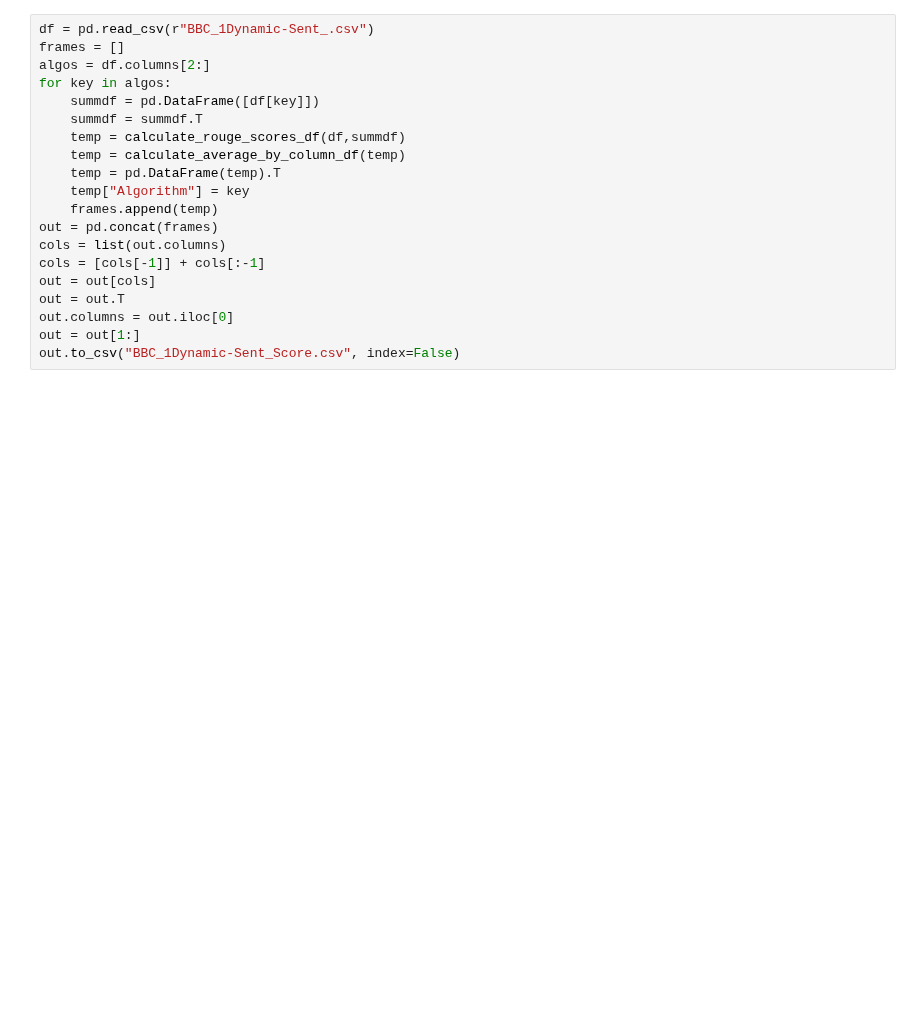
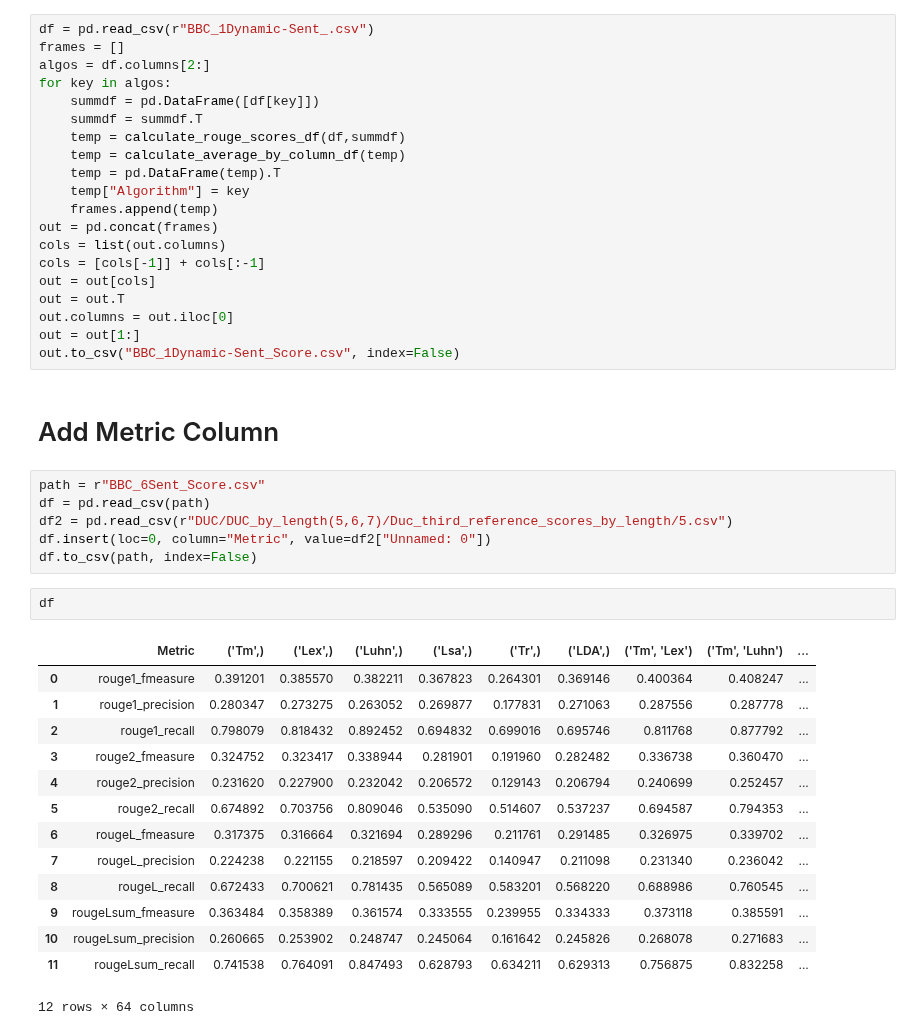
Before and after one commit to ZeyadMashhour/text_summarization, a Jupyter notebook: GetScores.ipynb, the cells around one changed output. Saved outputs shown, nothing was run; the diff lists cells and outputs as text; blank space fills up the shorter version.

Commit message:
Metric Columns Update

```diff
--- a/GetScores.ipynb
+++ b/GetScores.ipynb
@@ -126,3 +33,28 @@ out = out.T
 out.columns = out.iloc[0]
 out = out[1:]
 out.to_csv("BBC_1Dynamic-Sent_Score.csv", index=False)
+# %% [markdown]
+# Add Metric Column
+# %%
+path = r"BBC_6Sent_Score.csv"
+df = pd.read_csv(path)
+df2 = pd.read_csv(r"DUC/DUC_by_length(5,6,7)/Duc_third_reference_scores_by_length/5.csv")
+df.insert(loc=0, column="Metric", value=df2["Unnamed: 0"])
+df.to_csv(path, index=False)
+# %%
+df
+# %% [output]
+|  | Metric | ('Tm',) | ('Lex',) | ('Luhn',) | ('Lsa',) | ('Tr',) | ('LDA',) | ('Tm', 'Lex') | ('Tm', 'Luhn') | ... |
+| 0 | rouge1_fmeasure | 0.391201 | 0.385570 | 0.382211 | 0.367823 | 0.264301 | 0.369146 | 0.400364 | 0.408247 | ... |
+| 1 | rouge1_precision | 0.280347 | 0.273275 | 0.263052 | 0.269877 | 0.177831 | 0.271063 | 0.287556 | 0.287778 | ... |
+| 2 | rouge1_recall | 0.798079 | 0.818432 | 0.892452 | 0.694832 | 0.699016 | 0.695746 | 0.811768 | 0.877792 | ... |
+| 3 | rouge2_fmeasure | 0.324752 | 0.323417 | 0.338944 | 0.281901 | 0.191960 | 0.282482 | 0.336738 | 0.360470 | ... |
+| 4 | rouge2_precision | 0.231620 | 0.227900 | 0.232042 | 0.206572 | 0.129143 | 0.206794 | 0.240699 | 0.252457 | ... |
+| 5 | rouge2_recall | 0.674892 | 0.703756 | 0.809046 | 0.535090 | 0.514607 | 0.537237 | 0.694587 | 0.794353 | ... |
+| 6 | rougeL_fmeasure | 0.317375 | 0.316664 | 0.321694 | 0.289296 | 0.211761 | 0.291485 | 0.326975 | 0.339702 | ... |
+| 7 | rougeL_precision | 0.224238 | 0.221155 | 0.218597 | 0.209422 | 0.140947 | 0.211098 | 0.231340 | 0.236042 | ... |
+| 8 | rougeL_recall | 0.672433 | 0.700621 | 0.781435 | 0.565089 | 0.583201 | 0.568220 | 0.688986 | 0.760545 | ... |
+| 9 | rougeLsum_fmeasure | 0.363484 | 0.358389 | 0.361574 | 0.333555 | 0.239955 | 0.334333 | 0.373118 | 0.385591 | ... |
+| 10 | rougeLsum_precision | 0.260665 | 0.253902 | 0.248747 | 0.245064 | 0.161642 | 0.245826 | 0.268078 | 0.271683 | ... |
+| 11 | rougeLsum_recall | 0.741538 | 0.764091 | 0.847493 | 0.628793 | 0.634211 | 0.629313 | 0.756875 | 0.832258 | ... |
+12 rows × 64 columns
```
Also changed, not shown: parts of 12 cells of this notebook, 4 other files.
